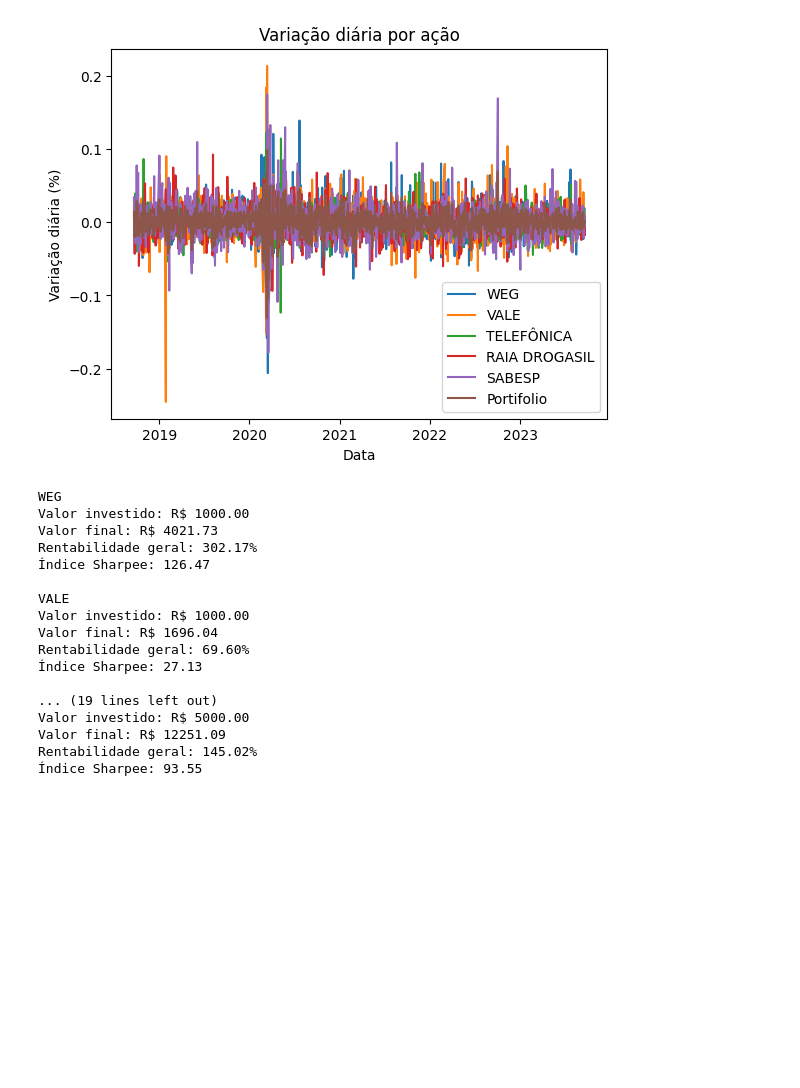
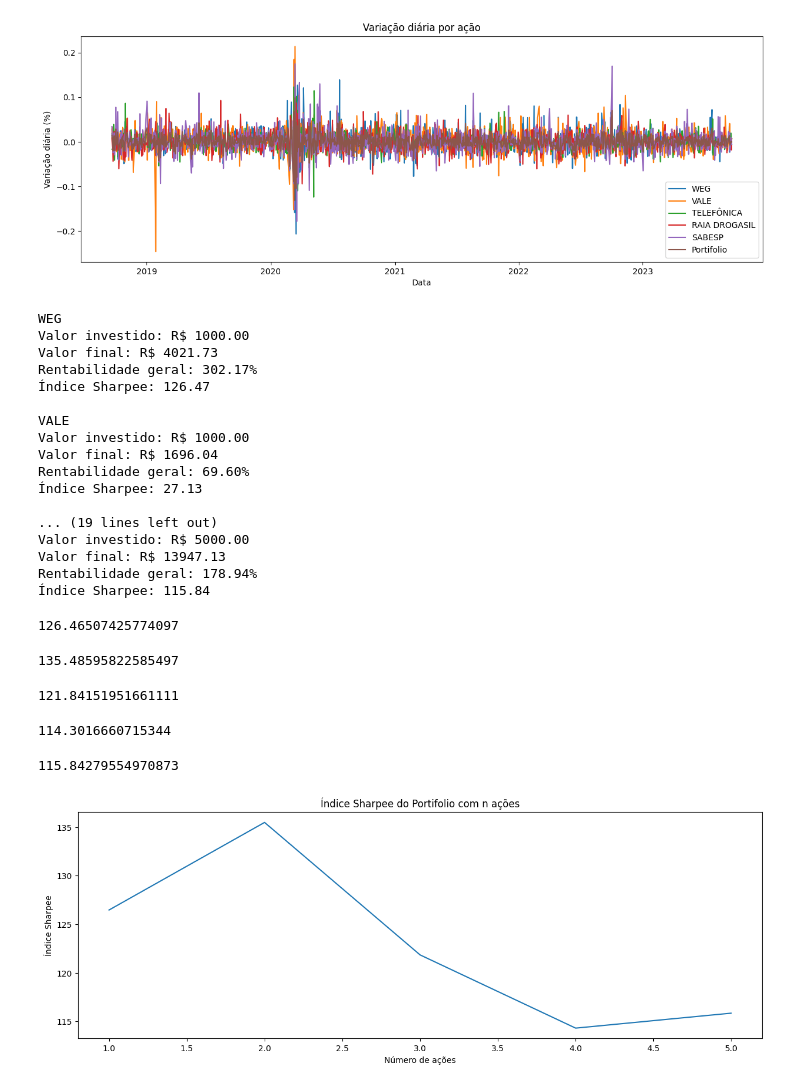
Before and after one commit to iancdesponds/APS-3-CDADOS, a Jupyter notebook: aps.ipynb, the cells around one changed output. Cells and saved outputs as stored; diff of their text form; code cells hidden in the pictures; blank space fills up the shorter version.

```diff
--- a/aps.ipynb
+++ b/aps.ipynb
@@ -122,7 +152,7 @@ plt.show()
 # %%
-plt.figure()
-for i in range(len(data_acoes)):
-    plt.plot(data_acoes[i]['Rentabilidade diária'], label=data_acoes[i]['Ação'])
+plt.figure(figsize=(15,5))
+for i in range(len(data_portifolio)):
+    plt.plot(data_portifolio[i]['Rentabilidade diária'], label=data_portifolio[i]['Ação'])
 plt.plot(portifolio.ffill(axis=0).pct_change(), label='Portifolio')
 plt.title('Variação diária por ação')
 plt.ylabel('Variação diária (%)')
@@ -130,9 +160,9 @@ plt.xlabel('Data')
 plt.legend()
 plt.show()
 # %% [output]
-[figure, old version]
+[figure, new version]
 # %%
-for acao in data_acoes:
+for acao in data_portifolio:
     print(acao['Ação'])
     print('Valor investido: R$ {:.2f}'.format(acao['Valor investido']))
     print('Valor final: R$ {:.2f}'.format(acao['Valor final']))
@@ -140,10 +170,10 @@ for acao in data_acoes:
     print('Índice Sharpee: {:.2f}'.format(acao['Índice Sharpee']))
     print('')
 print('Portifolio')
-print('Valor investido: R$ {:.2f}'.format(1000 * len(data_acoes)))
+print('Valor investido: R$ {:.2f}'.format(1000 * len(data_portifolio)))
 print('Valor final: R$ {:.2f}'.format(portifolio.iloc[-1]))
-print('Rentabilidade geral: {:.2f}%'.format((portifolio.iloc[-1] / (1000 * len(data_acoes)) - 1) * 100))
-print('Índice Sharpee: {:.2f}'.format((portifolio.iloc[-1] / (1000 * len(data_acoes)) - 1) / portifolio.ffill(axis=0).pct_change().std()))
+print('Rentabilidade geral: {:.2f}%'.format((portifolio.iloc[-1] / (1000 * len(data_portifolio)) - 1) * 100))
+print('Índice Sharpee: {:.2f}'.format((portifolio.iloc[-1] / (1000 * len(data_portifolio)) - 1) / portifolio.ffill(axis=0).pct_change().std()))
 # %% [output]
 WEG
 Valor investido: R$ 1000.00
@@ -159,6 +189,46 @@ Rentabilidade geral: 69.60%
 
 ... (19 lines left out)
 Valor investido: R$ 5000.00
-Valor final: R$ 12251.09
-Rentabilidade geral: 145.02%
-Índice Sharpee: 93.55
+Valor final: R$ 13947.13
+Rentabilidade geral: 178.94%
+Índice Sharpee: 115.84
+# %%
+portifolio = 0
+portifolio += data_acoes[7]['Valor por dia'] # WEG - Setor de equipamentos eletrônicos
+ind_sharpee_1_acao = (portifolio.iloc[-1] / (1000 * 1) - 1) / portifolio.ffill(axis=0).pct_change().std()
+print('Índice Sharpee do Portifolio com 1 ação: {:.2f}'.format(ind_sharpee_1_acao))
+# %% [output]
+126.46507425774097
+# %%
+portifolio += data_acoes[1]['Valor por dia'] # VALE - Setor de mineração
+ind_sharpee_2_acoes = (portifolio.iloc[-1] / (1000 * 2) - 1) / portifolio.ffill(axis=0).pct_change().std()
+print('Índice Sharpee do Portifolio com 2 ações: {:.2f}'.format(ind_sharpee_2_acoes))
+# %% [output]
+135.48595822585497
+# %%
+portifolio += data_acoes[12]['Valor por dia'] # TELEFÔNICA - Setor de telecomunicações
+ind_sharpee_3_acoes = (portifolio.iloc[-1] / (1000 * 3) - 1) / portifolio.ffill(axis=0).pct_change().std()
+print('Índice Sharpee do Portifolio com 3 ações: {:.2f}'.format(ind_sharpee_3_acoes))
+# %% [output]
+121.84151951661111
+# %%
+portifolio += data_acoes[6]['Valor por dia'] # RAIA DROGASIL - Setor de farmácias
+ind_sharpee_4_acoes = (portifolio.iloc[-1] / (1000 * 4) - 1) / portifolio.ffill(axis=0).pct_change().std()
+print('Índice Sharpee do Portifolio com 4 ações: {:.2f}'.format(ind_sharpee_4_acoes))
+# %% [output]
+114.3016660715344
+# %%
+portifolio += data_acoes[15]['Valor por dia'] # SABESP - Setor de saneamento básico
+ind_sharpee_5_acoes = (portifolio.iloc[-1] / (1000 * 5) - 1) / portifolio.ffill(axis=0).pct_change().std()
+print('Índice Sharpee do Portifolio com 5 ações: {:.2f}'.format(ind_sharpee_5_acoes))
+# %% [output]
+115.84279554970873
+# %%
+plt.figure(figsize=(15,5))
+plt.plot([1,2,3,4,5], [ind_sharpee_1_acao, ind_sharpee_2_acoes, ind_sharpee_3_acoes, ind_sharpee_4_acoes, ind_sharpee_5_acoes])
+plt.title('Índice Sharpee do Portifolio com n ações')
+plt.ylabel('Índice Sharpee')
+plt.xlabel('Número de ações')
+plt.show()
+# %% [output]
+[figure, added]
```
Also changed, not shown: parts of 6 cells of this notebook.
